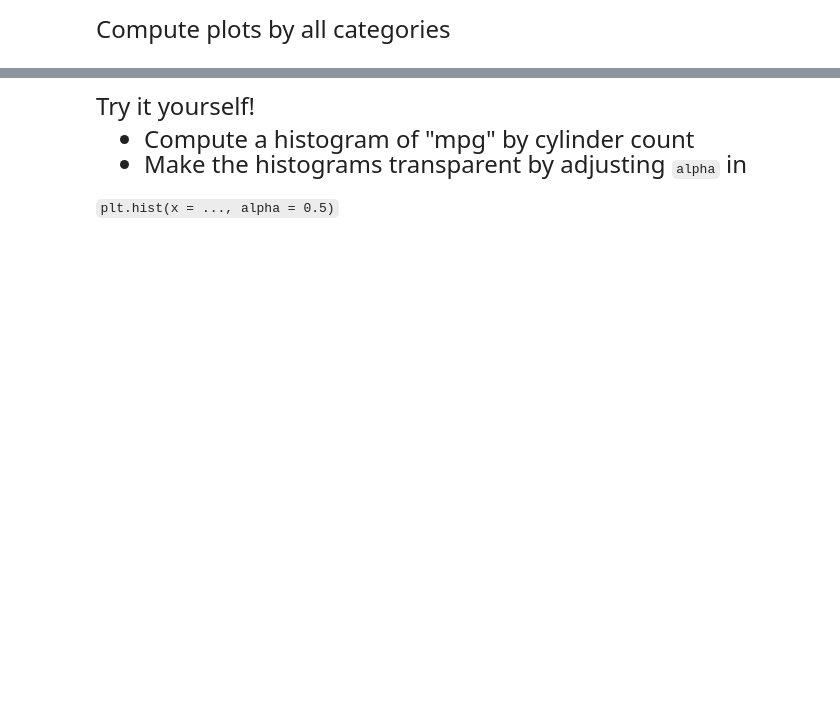
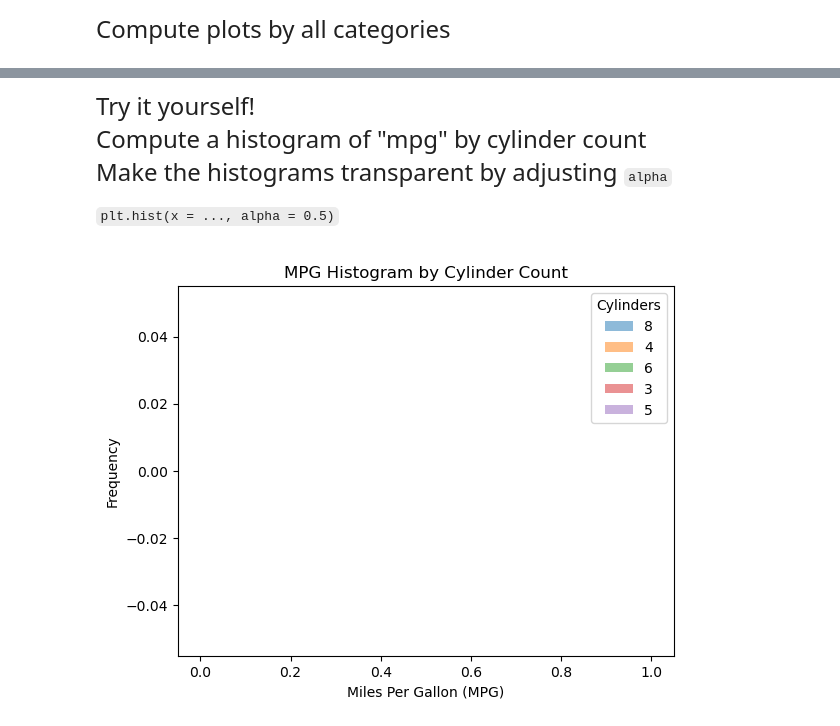
Before and after one commit to SeanB367/qtm151spring2024, a Jupyter notebook: lecture_10/lecture_10a - Subsetting data.ipynb, the cells around one changed output, grey strips where cells are left out. Drawn from its saved outputs; the diff is of its cells as text; code cells hidden in the pictures; blank space fills up the shorter version.

````diff
--- a/lecture_10/lecture_10a - Subsetting data.ipynb
+++ b/lecture_10/lecture_10a - Subsetting data.ipynb
@@ -541,7 +566,8 @@ plt.show()
 
 Try it yourself!
 
-- Compute a histogram of "mpg" by cylinder count
-- Make the histograms transparent by adjusting ```alpha``` in
+Compute a histogram of \"mpg\" by cylinder count
+
+Make the histograms transparent by adjusting ```alpha```
 
  ```plt.hist(x = ..., alpha = 0.5)```
@@ -549,0 +574,17 @@ Try it yourself!
+# %%
+# Write your own code
+
+list_unique_cylinders = pd.unique(carfeatures["cylinders"])
+
+for cyl in list_unique_cylinders:
+    df = df[carfeatures["cylinders"] == cyl]
+    plt.hist(df['mpg'], alpha=0.5, label=f'{cyl} cylinders')
+
+plt.title('MPG Histogram by Cylinder Count')
+plt.xlabel('Miles Per Gallon (MPG)')
+plt.ylabel('Frequency')
+plt.legend(labels = list_unique_cylinders,
+           title  = "Cylinders")
+plt.show()
+# %% [output]
+[figure, added]
````
Also changed, not shown: parts of 10 cells of this notebook, 3 other files.
